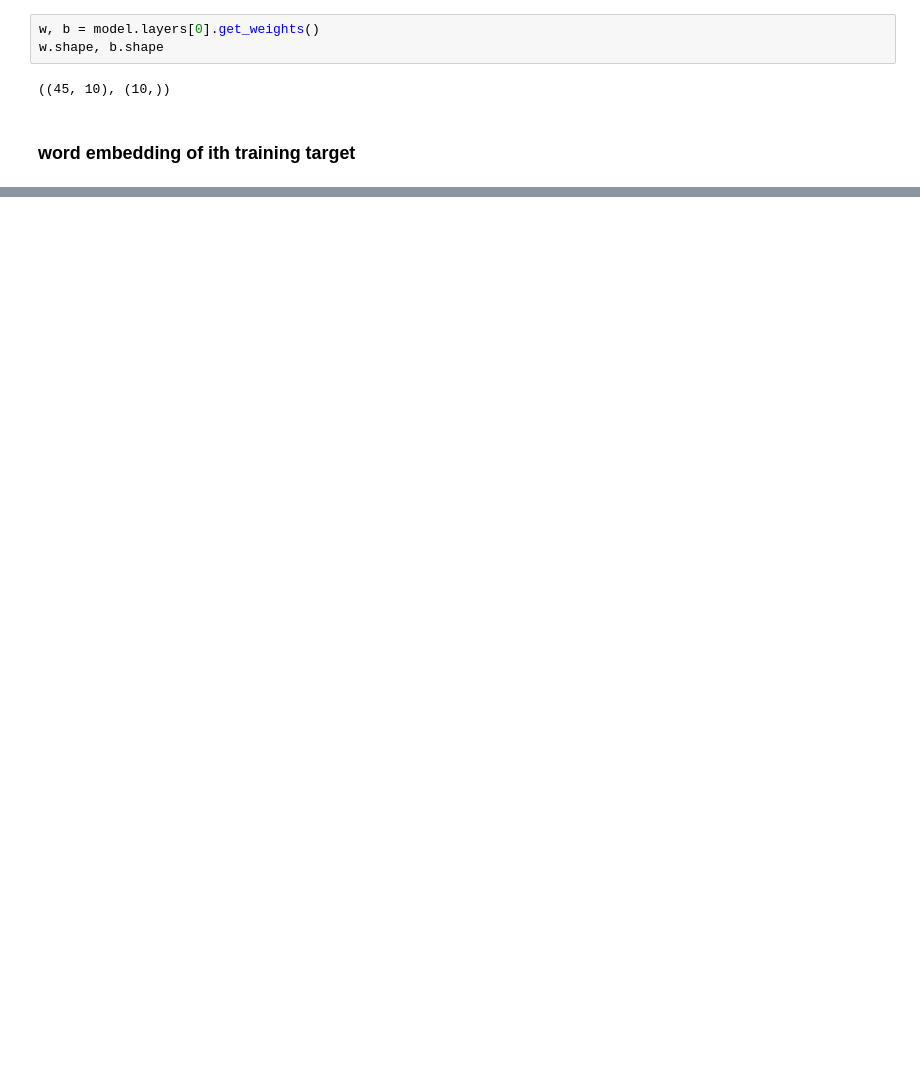
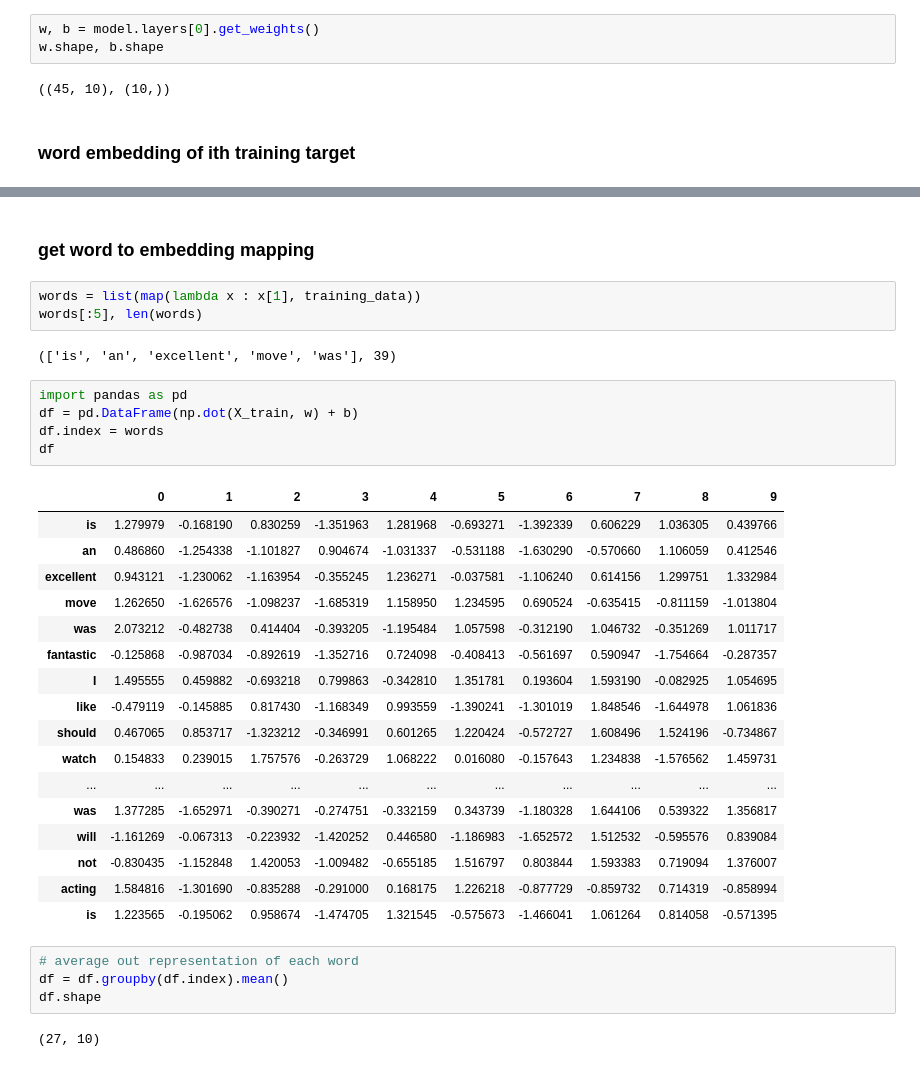
Before and after one commit to Vinaya16/DeepLearningBasics, a Jupyter notebook: word2vec - continuous bag of words.ipynb, the cells around one changed output, grey strips where cells are left out. Drawn from its saved outputs; the diff is of its cells as text; blank space fills up the shorter version.

```diff
--- a/word2vec - continuous bag of words.ipynb
+++ b/word2vec - continuous bag of words.ipynb
@@ -226,0 +227,36 @@ word embedding of "Wonderful" = [[-0.82915357  0.45223223  0.69289802  1.5110810
+# %% [markdown]
+### get word to embedding mapping
+# %%
+words = list(map(lambda x : x[1], training_data))
+words[:5], len(words)
+# %% [output]
+(['is', 'an', 'excellent', 'move', 'was'], 39)
+# %%
+import pandas as pd
+df = pd.DataFrame(np.dot(X_train, w) + b)
+df.index = words
+df
+# %% [output]
+|  | 0 | 1 | 2 | 3 | 4 | 5 | 6 | 7 | 8 | 9 |
+| is | 1.279979 | -0.168190 | 0.830259 | -1.351963 | 1.281968 | -0.693271 | -1.392339 | 0.606229 | 1.036305 | 0.439766 |
+| an | 0.486860 | -1.254338 | -1.101827 | 0.904674 | -1.031337 | -0.531188 | -1.630290 | -0.570660 | 1.106059 | 0.412546 |
+| excellent | 0.943121 | -1.230062 | -1.163954 | -0.355245 | 1.236271 | -0.037581 | -1.106240 | 0.614156 | 1.299751 | 1.332984 |
+| move | 1.262650 | -1.626576 | -1.098237 | -1.685319 | 1.158950 | 1.234595 | 0.690524 | -0.635415 | -0.811159 | -1.013804 |
+| was | 2.073212 | -0.482738 | 0.414404 | -0.393205 | -1.195484 | 1.057598 | -0.312190 | 1.046732 | -0.351269 | 1.011717 |
+| fantastic | -0.125868 | -0.987034 | -0.892619 | -1.352716 | 0.724098 | -0.408413 | -0.561697 | 0.590947 | -1.754664 | -0.287357 |
+| I | 1.495555 | 0.459882 | -0.693218 | 0.799863 | -0.342810 | 1.351781 | 0.193604 | 1.593190 | -0.082925 | 1.054695 |
+| like | -0.479119 | -0.145885 | 0.817430 | -1.168349 | 0.993559 | -1.390241 | -1.301019 | 1.848546 | -1.644978 | 1.061836 |
+| should | 0.467065 | 0.853717 | -1.323212 | -0.346991 | 0.601265 | 1.220424 | -0.572727 | 1.608496 | 1.524196 | -0.734867 |
+| watch | 0.154833 | 0.239015 | 1.757576 | -0.263729 | 1.068222 | 0.016080 | -0.157643 | 1.234838 | -1.576562 | 1.459731 |
+| ... | ... | ... | ... | ... | ... | ... | ... | ... | ... | ... |
+| was | 1.377285 | -1.652971 | -0.390271 | -0.274751 | -0.332159 | 0.343739 | -1.180328 | 1.644106 | 0.539322 | 1.356817 |
+| will | -1.161269 | -0.067313 | -0.223932 | -1.420252 | 0.446580 | -1.186983 | -1.652572 | 1.512532 | -0.595576 | 0.839084 |
+| not | -0.830435 | -1.152848 | 1.420053 | -1.009482 | -0.655185 | 1.516797 | 0.803844 | 1.593383 | 0.719094 | 1.376007 |
+| acting | 1.584816 | -1.301690 | -0.835288 | -0.291000 | 0.168175 | 1.226218 | -0.877729 | -0.859732 | 0.714319 | -0.858994 |
+| is | 1.223565 | -0.195062 | 0.958674 | -1.474705 | 1.321545 | -0.575673 | -1.466041 | 1.061264 | 0.814058 | -0.571395 |
+# %%
+# average out representation of each word
+df = df.groupby(df.index).mean()
+df.shape
+# %% [output]
+(27, 10)
```
Also changed, not shown: parts of 36 cells of this notebook.
